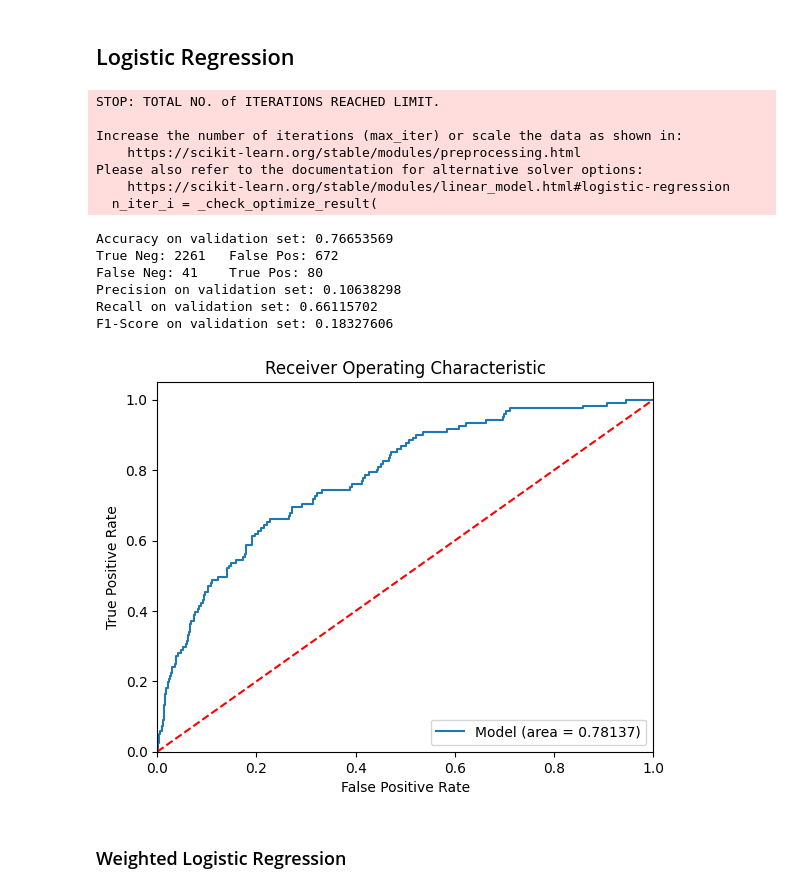
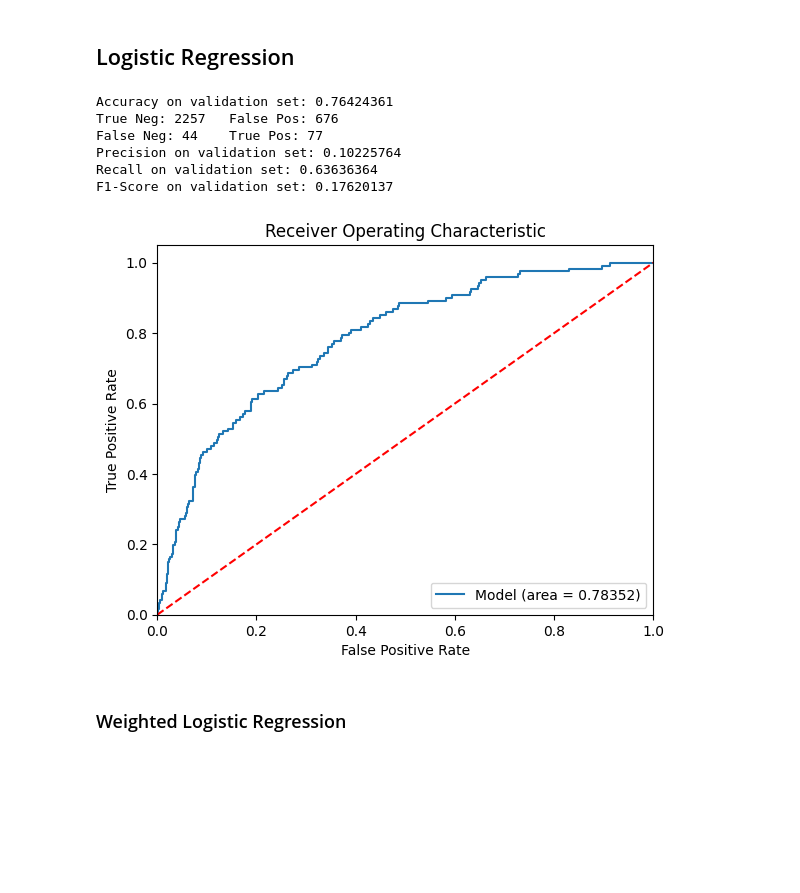
Before and after one commit to wyeexe/NUS-SDS-Datathon-Singlife, a Jupyter notebook: NUS_DATATHON_SINGLIFE_TEAM NAME.ipynb, the cells around one changed output. Drawn from its saved outputs; the diff is of its cells as text; code cells hidden in the pictures; blank space fills up the shorter version.

```diff
--- a/NUS_DATATHON_SINGLIFE_TEAM NAME.ipynb
+++ b/NUS_DATATHON_SINGLIFE_TEAM NAME.ipynb
@@ -41,17 +82,34 @@ train_df.head()
+# %%
+def calculate_duration(past):
+    today = date.today()
+    return today.year - past.year - ((today.month, today.day) < (past.month, past.day))
+
+def cleaning_dates(data):
+    data['min_occ_date']= pd.to_datetime(data['min_occ_date'])
+    data['min_occ_dur'] = data['min_occ_date'].apply(calculate_duration)
+
+    data['cltdob_fix']= pd.to_datetime(data['cltdob_fix'])
+    data['age'] = data['cltdob_fix'].apply(calculate_duration)
+
+    data = data.drop(columns=['min_occ_date', 'cltdob_fix'], errors='ignore')
+    return data
 # %%
 def data_cleaning(data):
     cols_to_drop = ["clntnum", "giclaim_cnt_success", "recency_giclaim_success", "giclaim_cnt_unsuccess", "recency_giclaim_unsuccess", "flg_gi_claim_29d435_ever", "flg_gi_claim_058815_ever", "flg_gi_claim_42e115_ever", "flg_gi_claim_856320_ever",
                     "flg_hlthclaim_14cb37_ever", "flg_hlthclaim_839f8a_ever",
                     "is_consent_to_mail", "is_consent_to_email", "is_consent_to_call", "is_consent_to_sms", "is_valid_dm", "is_valid_email", "is_housewife_retiree", "is_dependent_in_at_least_1_policy", "f_ever_declined_la"]
-    #cols2 = ["ape_gi_42e115", "ape_ltc_1280bf", "ape_inv_dcd836", "ape_lh_d0adeb", "ape_gi_a10d1b", "ape_gi_29d435", "ape_gi_058815",
-                    #"sumins_grp_22decf", "sumins_gi_a10d1b", "sumins_gi_29d435", "sumins_lh_e22a6a", "sumins_gi_856320", "sumins_grp_94baec", "sumins_gi_058815", "sumins_grp_e04c3a", "sumins_32c74c",
-                    #"prempaid_gi_42e115", "prempaid_ltc_1280bf", "prempaid_inv_dcd836", "prempaid_lh_d0adeb", "prempaid_gi_a10d1b", "prempaid_gi_29d435", "prempaid_gi_058815",
-                    #"ape_d0adeb", "f_hold_gi", "sumins_gi", "prempaid_d0adeb", "prempaid_gi", 'ape_gi_856320', 'ape_32c74c', 'sumins_gi_42e115', 'sumins_ltc_1280bf', 'sumins_inv_dcd836', 'sumins_lh_d0adeb', 'prempaid_gi_856320', 'prempaid_32c74c', 'ape_gi']
+    cols2 = ["ape_gi_42e115", "ape_ltc_1280bf", "ape_inv_dcd836", "ape_lh_d0adeb", "ape_gi_a10d1b", "ape_gi_29d435", "ape_gi_058815",
+                    "sumins_grp_22decf", "sumins_gi_a10d1b", "sumins_gi_29d435", "sumins_lh_e22a6a", "sumins_gi_856320", "sumins_grp_94baec", "sumins_gi_058815", "sumins_grp_e04c3a", "sumins_32c74c",
+                    "prempaid_gi_42e115", "prempaid_ltc_1280bf", "prempaid_inv_dcd836", "prempaid_lh_d0adeb", "prempaid_gi_a10d1b", "prempaid_gi_29d435", "prempaid_gi_058815",
+                    "ape_d0adeb", "f_hold_gi", "sumins_gi", "prempaid_d0adeb", "prempaid_gi", 'ape_gi_856320', 'ape_32c74c', 'sumins_gi_42e115', 'sumins_ltc_1280bf', 'sumins_inv_dcd836', 'sumins_lh_d0adeb', 'prempaid_gi_856320', 'prempaid_32c74c', 'ape_gi',
+                    'f_hold_d0adeb', 'sumins_e22a6a', 'sumins_d0adeb', 'lapse_ape_ltc_1280bf', 'f_ever_bought_ltc_1280bf', 'n_months_last_bought_d0adeb', 'f_ever_bought_d0adeb', 'lapse_ape_32c74c', 'lapse_ape_lh_d0adeb', 'lapse_ape_inv_dcd836',
+                    'n_months_last_bought_lh_d0adeb', 'n_months_last_bought_inv_dcd836', 'n_months_last_bought_ltc_1280bf', 'f_ever_bought_32c74c', 'f_ever_bought_lh_d0adeb', 'f_ever_bought_inv_dcd836']
     data.replace(to_replace=['None'], value=np.nan, inplace=True) # convert 'None' to NA to drop if needed
     data.replace(to_replace=[None], value=np.nan, inplace=True)
     data.dropna(subset=['min_occ_date', 'cltdob_fix'], inplace=True) # drop NA since 10 and 20 rows respectively
     data["f_purchase_lh"] = np.where(data["f_purchase_lh"] == 1, 1, 0) # convert to either 0 or 1
-    data = data.drop(columns=cols_to_drop, errors='ignore') # initial EDA showed None for all rows
+    data = data.drop(columns=cols_to_drop, errors='ignore')
+    data = data.drop(columns=cols2, errors='ignore') # initial EDA showed None for all rows
 
     data.loc[data.race_desc.isnull(), 'race_desc'] = 'Others'
     data["ctrycode_desc"] = np.where(data["ctrycode_desc"] == 'Singapore', 1, 0)
@@ -61,9 +119,13 @@ def data_cleaning(data):
     data['annual_income_est'] = data['annual_income_est'].replace({'C.60K-100K': 80000, 'D.30K-60K' : 30000, 'A.ABOVE200K' : 200000, 'B.100K-200K' : 100000, 'E.BELOW30K': 0})
     data['hh_size_est'] = data['hh_size_est'].replace({'>4': 4})
 
-    data['race_desc'] = data['race_desc'].astype(object)
-    data['clttype'] = data['clttype'].astype(object)
-    data['stat_flag'] = data['stat_flag'].astype(object)
+    data = main_encode(data)
+    data = cleaning_dates(data)
+
+    data.fillna(0, inplace=True)
+
+    data = data.astype(float)
+    data=(data-data.min())/(data.max()-data.min())
     data.fillna(0, inplace=True)
 
     return data
@@ -113,5 +174,0 @@ flg_is_revised_term [0. 1.]
-# %%
-train_df = train_df.drop(columns=['race_desc', 'clttype', 'stat_flag', 'min_occ_date', 'cltdob_fix'], errors='ignore')
-train_df = train_df.astype(float)
-train_df=(train_df-train_df.min())/(train_df.max()-train_df.min())
-train_df.fillna(0, inplace=True)
@@ -231,23 +311,16 @@ def evaluate_model(model, X_train, y_train, X_valid, y_valid):
 # %%
 from sklearn.linear_model import LogisticRegression
 
-logReg = LogisticRegression()
+logReg = LogisticRegression(max_iter=1000)
 evaluate_model(logReg, X_train, y_train, X_valid, y_valid)
 # %% [output]
-STOP: TOTAL NO. of ITERATIONS REACHED LIMIT.
-
-Increase the number of iterations (max_iter) or scale the data as shown in:
-    https://scikit-learn.org/stable/modules/preprocessing.html
-Please also refer to the documentation for alternative solver options:
-    https://scikit-learn.org/stable/modules/linear_model.html#logistic-regression
-  n_iter_i = _check_optimize_result(
+Accuracy on validation set: 0.76424361
+True Neg: 2257   False Pos: 676
+False Neg: 44    True Pos: 77
+Precision on validation set: 0.10225764
+Recall on validation set: 0.63636364
+F1-Score on validation set: 0.17620137
-Accuracy on validation set: 0.76653569
-True Neg: 2261   False Pos: 672
-False Neg: 41    True Pos: 80
-Precision on validation set: 0.10638298
-Recall on validation set: 0.66115702
-F1-Score on validation set: 0.18327606
-[figure, old version]
+[figure, new version]
 # %% [markdown]
 ### Weighted Logistic Regression
 # %%
```
Also changed, not shown: parts of 30 cells of this notebook.
